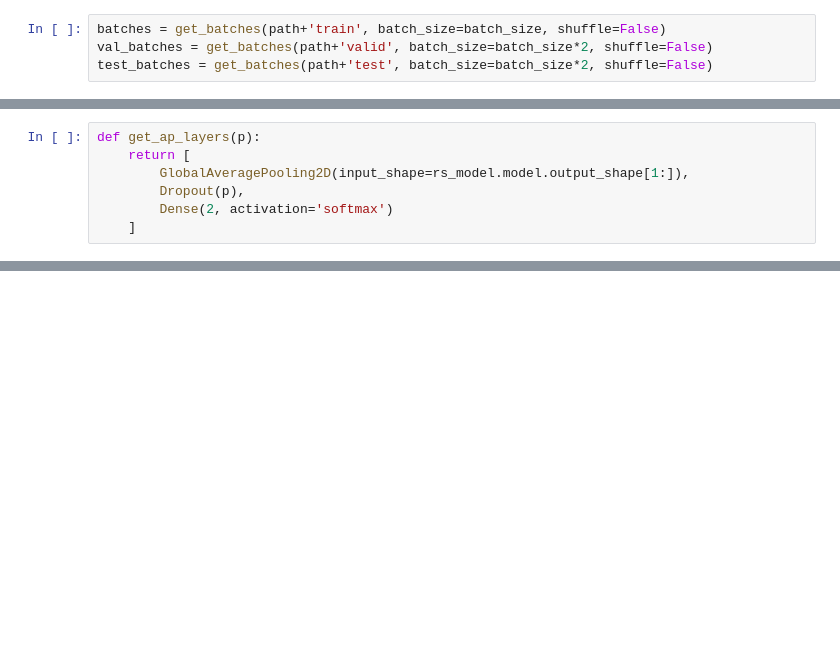
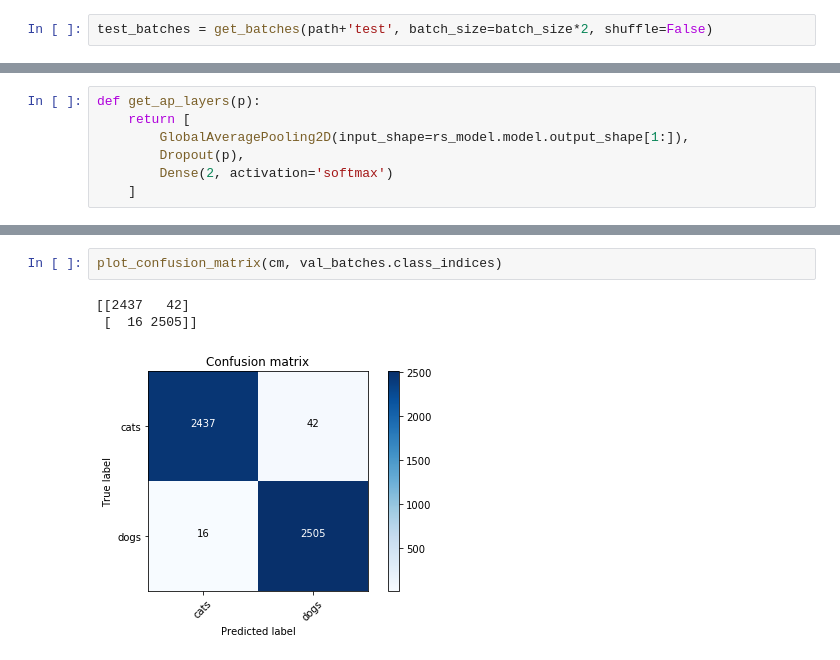
Before and after one commit to sravya8/DL, a Jupyter notebook: dogscats/Redux-Self.ipynb, the cells around one changed output, grey strips where cells are left out. Cells and saved outputs as stored; diff of their text form; blank space fills up the shorter version.

```diff
--- a/dogscats/Redux-Self.ipynb
+++ b/dogscats/Redux-Self.ipynb
@@ -479,5 +615,3 @@ Found 12500 images belonging to 1 classes.
 # %%
-batches = get_batches(path+'train', batch_size=batch_size, shuffle=False)
-val_batches = get_batches(path+'valid', batch_size=batch_size*2, shuffle=False)
 test_batches = get_batches(path+'test', batch_size=batch_size*2, shuffle=False)
 # %% [output]
@@ -583,0 +824,6 @@ preds = ap_model.predict(test_features)
+# %%
+plot_confusion_matrix(cm, val_batches.class_indices)
+# %% [output]
+[[2437   42]
+ [  16 2505]]
+[figure, added]
```
Also changed, not shown: parts of 77 cells of this notebook, 6 other files.
